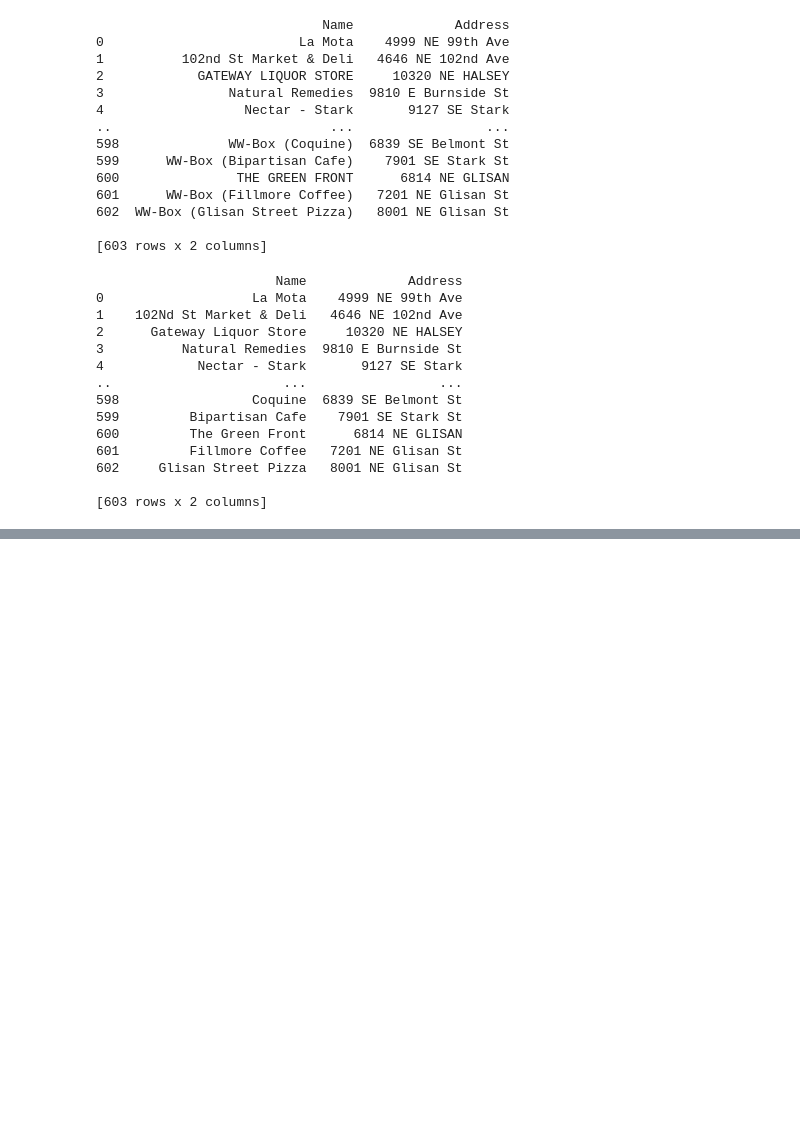
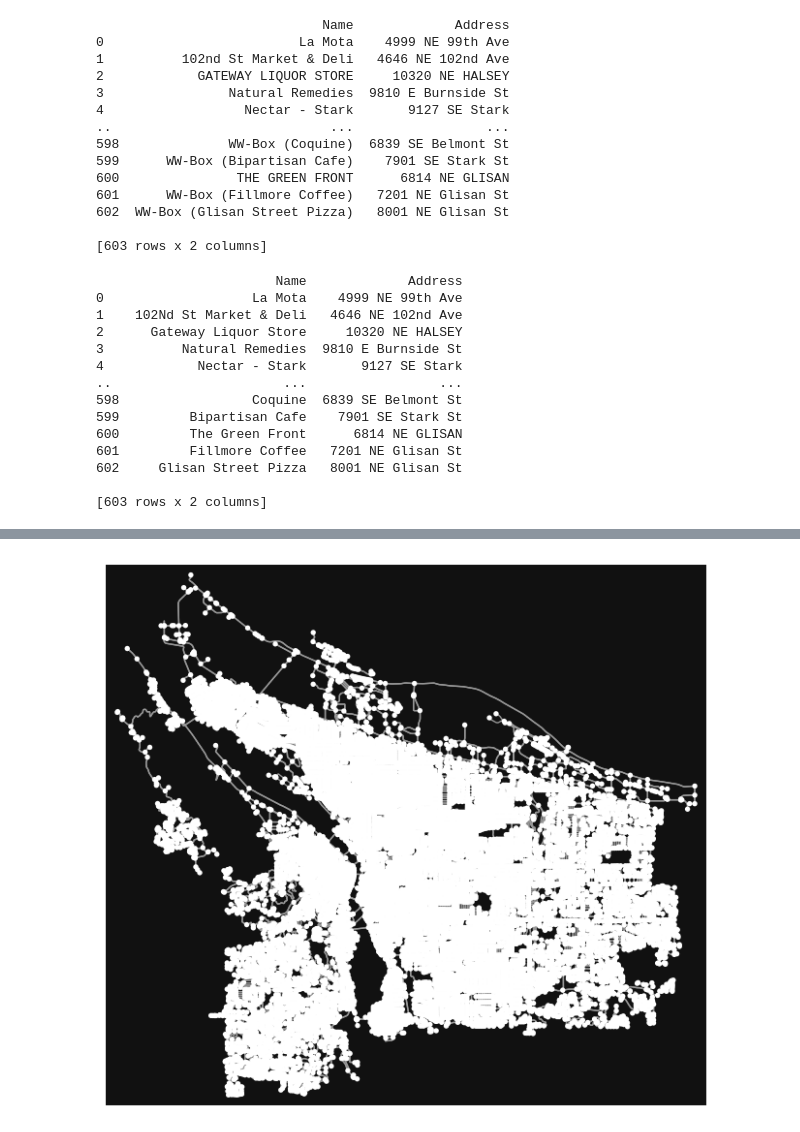
Before and after one commit to idellinger/WW_Project, a Jupyter notebook: WW_box_locations.ipynb, the cells around one changed output, grey strips where cells are left out. Saved outputs shown, nothing was run; the diff lists cells and outputs as text; code cells hidden in the pictures; blank space fills up the shorter version.

```diff
--- a/WW_box_locations.ipynb
+++ b/WW_box_locations.ipynb
@@ -162,0 +205,5 @@ ValueError: aspect must be finite and positive
+# %%
+portland_base = ox.graph_from_place("Portland, Oregon, USA", network_type="drive")
+fig, ax = ox.plot_graph(portland_base)
+# %% [output]
+[figure, added]
```
Also changed, not shown: parts of 15 cells of this notebook, 5 other files.
